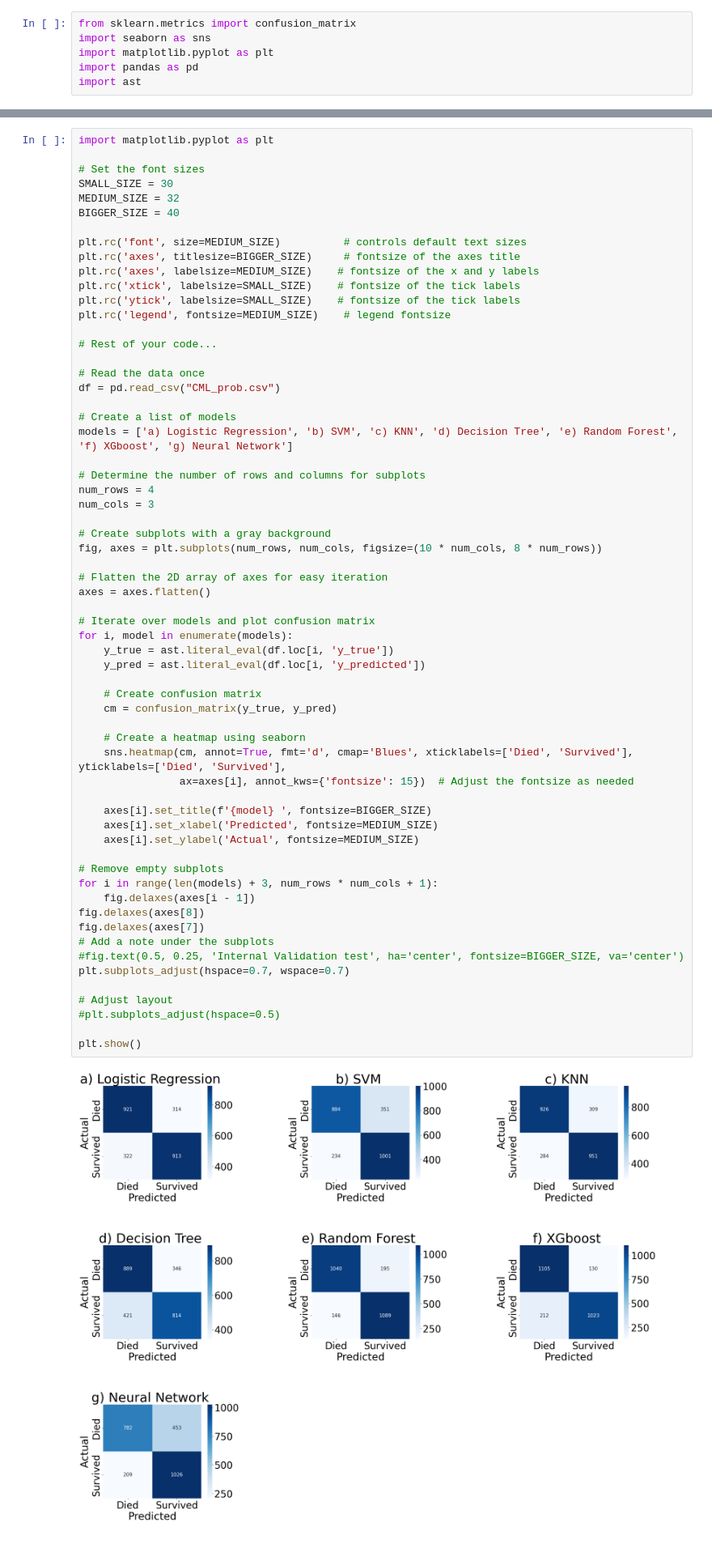
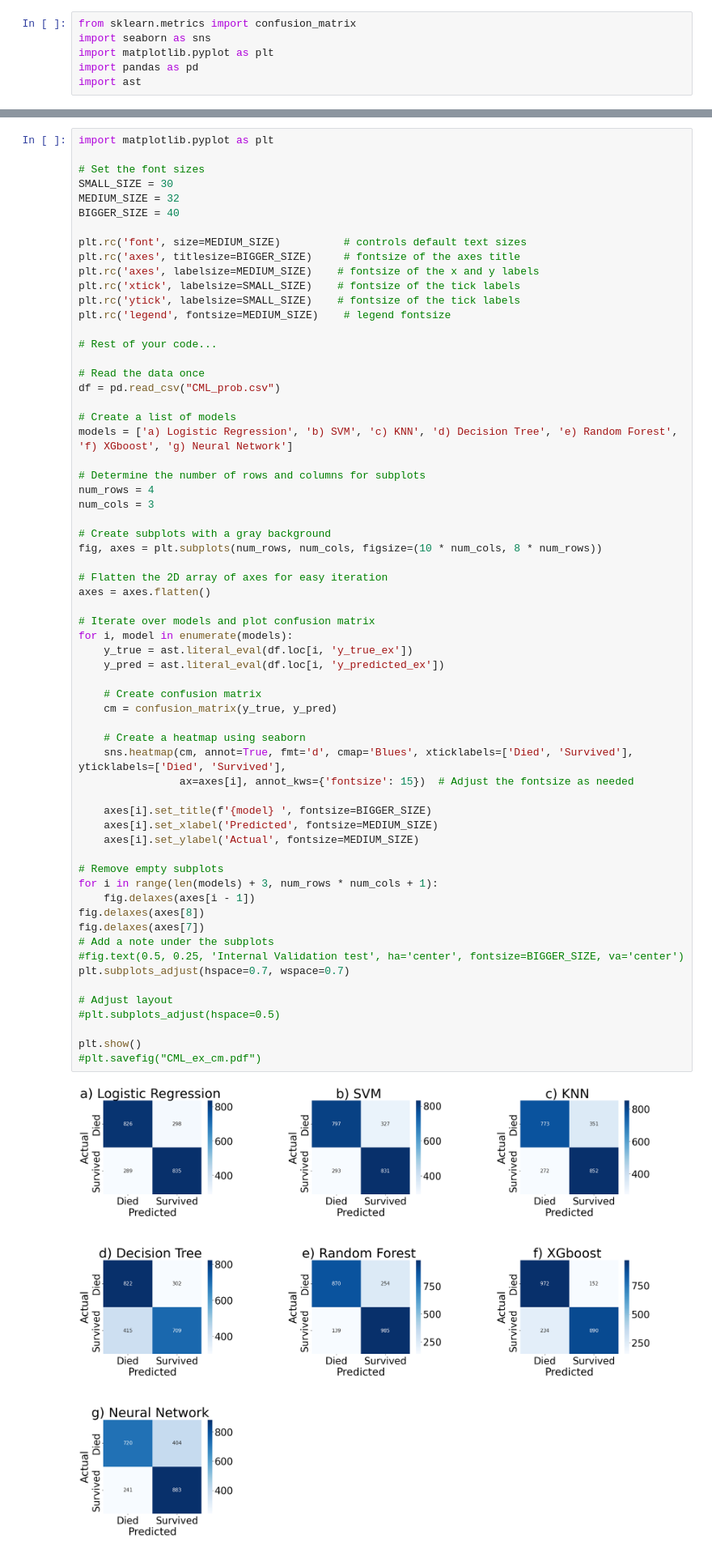
Before and after one commit to mohammad-gh009/Large-Language-Models-vs-Classical-Machine-learning, a Jupyter notebook: plots/confusion_matrix.ipynb, the cells around one changed output, grey strips where cells are left out. Shown at 81% size. Saved outputs shown, nothing was run; the diff lists cells and outputs as text.

```diff
--- a/plots/confusion_matrix.ipynb
+++ b/plots/confusion_matrix.ipynb
@@ -103,36 +203,37 @@ fig, axes = plt.subplots(num_rows, num_cols, figsize=(10 * num_cols, 8 * num_row
 axes = axes.flatten()
 
 # Iterate over models and plot confusion matrix
 for i, model in enumerate(models):
-    y_true = ast.literal_eval(df.loc[i, 'y_true'])
-    y_pred = ast.literal_eval(df.loc[i, 'y_predicted'])
+    y_true = ast.literal_eval(df.loc[i, 'y_true_ex'])
+    y_pred = ast.literal_eval(df.loc[i, 'y_predicted_ex'])
 
     # Create confusion matrix
     cm = confusion_matrix(y_true, y_pred)
 
     # Create a heatmap using seaborn
     sns.heatmap(cm, annot=True, fmt='d', cmap='Blues', xticklabels=['Died', 'Survived'], yticklabels=['Died', 'Survived'],
                 ax=axes[i], annot_kws={'fontsize': 15})  # Adjust the fontsize as needed
 
     axes[i].set_title(f'{model} ', fontsize=BIGGER_SIZE)
     axes[i].set_xlabel('Predicted', fontsize=MEDIUM_SIZE)
     axes[i].set_ylabel('Actual', fontsize=MEDIUM_SIZE)
 
 # Remove empty subplots
 for i in range(len(models) + 3, num_rows * num_cols + 1):
     fig.delaxes(axes[i - 1])
 fig.delaxes(axes[8])
 fig.delaxes(axes[7])
 # Add a note under the subplots
 #fig.text(0.5, 0.25, 'Internal Validation test', ha='center', fontsize=BIGGER_SIZE, va='center')
 plt.subplots_adjust(hspace=0.7, wspace=0.7)
 
 # Adjust layout
 #plt.subplots_adjust(hspace=0.5)
 
 plt.show()
+#plt.savefig("CML_ex_cm.pdf")
 # %% [output]
-[figure, old version]
+[figure, new version]
 # %%
 multi = pd.read_csv('zero_shot_by_hand - Sheet1.csv')
 multi = multi.replace('survive', 1)
```
Also changed, not shown: parts of 8 cells of this notebook, 9 other files.
